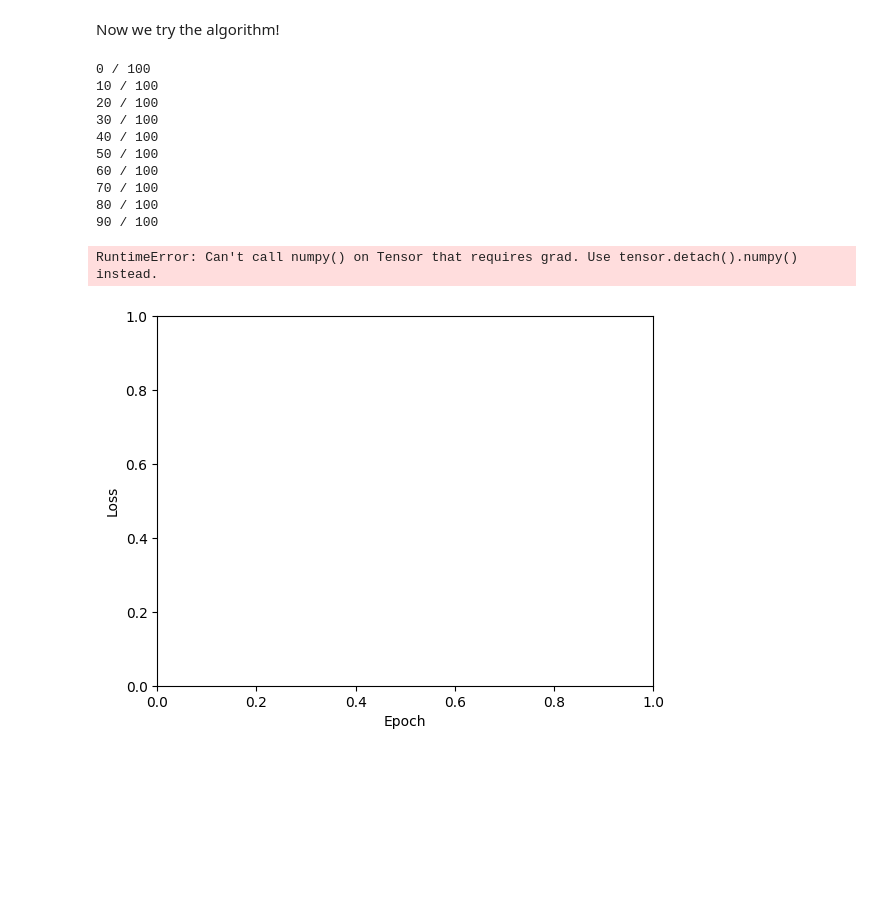
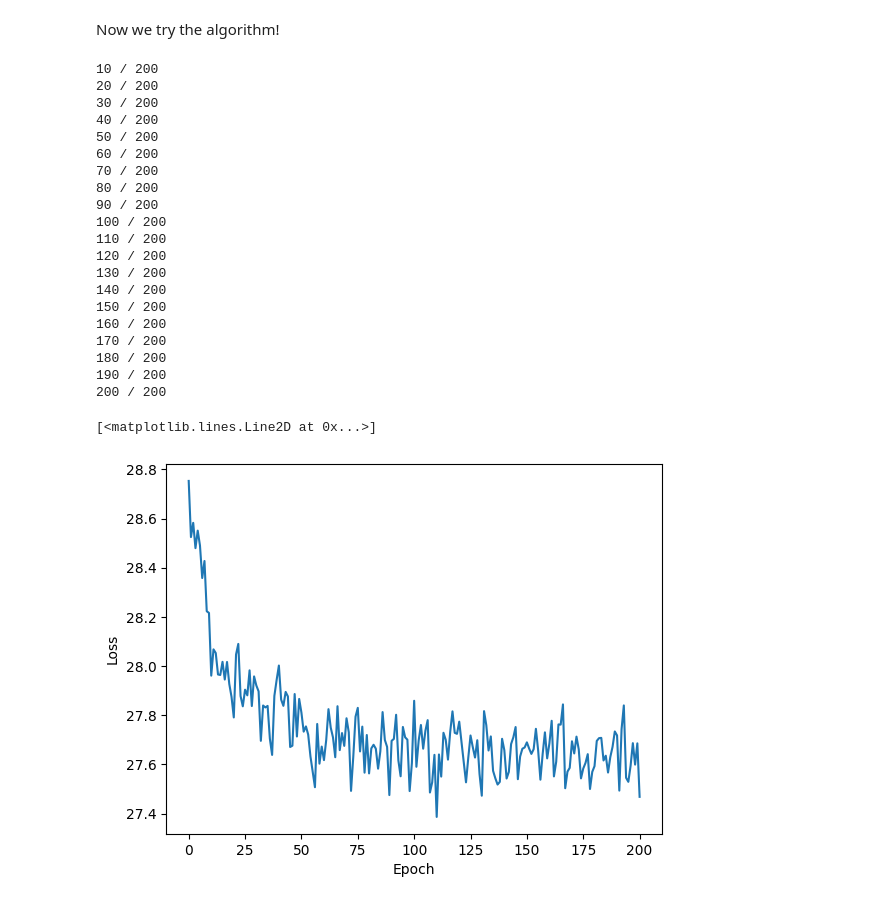
Before and after one commit to JetfiRex/Diffusion-ToyModel, a Jupyter notebook: Diffusion.ipynb, the cells around one changed output. Drawn from its saved outputs; the diff is of its cells as text; code cells hidden in the pictures; blank space fills up the shorter version.

```diff
--- a/Diffusion.ipynb
+++ b/Diffusion.ipynb
@@ -550,9 +567,9 @@ Fisrt, we intialize the schedule as uniform
 # %% [markdown]
 We now use a different dataset. This is an product measure of triangle distribution and a Gaussian.
 # %%
-N = 1000
+N = 2000
 normal = torch.randn(N)
-triangle = torch.rand(N)-torch.rand(N)
+triangle = (torch.rand(N)-torch.rand(N))/3+torch.randint(0, 2,size = (N,))-0.5
 dataset = torch.stack([normal, triangle], 1)
 plot_batch(dataset)
 # %% [output]
@@ -640,6 +657,8 @@ def gradient(model: nn.Module,
         index = torch.arange(2, n-1, 2)
     updated = log_sigma.detach().clone()
     grad = grad[index]
+    norm_grad = torch.clamp(grad.norm(dim=1, keepdim=True), min = 1)
+    grad = grad / norm_grad
     clamped_grad = torch.zeros_like(grad)
     diff_prev = log_sigma[index-1] - log_sigma[index]
     diff_next = log_sigma[index+1] - log_sigma[index]
@@ -647,8 +666,8 @@ def gradient(model: nn.Module,
     mask_pos = grad>0
     mask_neg = grad<0
 
-    clamped_grad[mask_pos] = diff_next[mask_pos] / grad[mask_pos]
-    clamped_grad[mask_neg] = diff_prev[mask_neg] / grad[mask_neg]
+    clamped_grad[mask_pos] = - diff_prev[mask_pos] / grad[mask_pos]
+    clamped_grad[mask_neg] = - diff_next[mask_neg] / grad[mask_neg]
     clamped_grad_final = clamped_grad.min(dim = 1).values
     clamped_grad_final = torch.clamp(clamped_grad_final, min=0, max=learning_rate)
 
@@ -662,35 +681,45 @@ Now we try the algorithm!
 x0 = dataset
 log_sigma_init = torch.stack([torch.log(schedule.sigmas),torch.log(schedule.sigmas)],1)
 log_sigma_init.requires_grad_(True)
-loss = [get_total_loss(model, x0, log_sigma_init)]
-epoch = 100
-learning_rate = 0.5
+loss = [get_total_loss(model, x0, log_sigma_init).item()]
+epoch = 200
+learning_rate = 0.2
 # %%
 log_sigma = log_sigma_init.detach().clone()
 log_sigma.requires_grad_(True)
-for i in range(epoch):
-    if i%10 == 0:
-        print(f"{i} / {epoch}")
-    log_sigma = gradient(model, x0, log_sigma, learning_rate, i%2)
-    loss += [get_total_loss(model, x0, log_sigma)]
+for i in range(1,epoch+1):
+  if i%10 == 0:
+    print(f"{i} / {epoch}")
+  log_sigma = gradient(model, x0, log_sigma, learning_rate, i%2)
+  loss += [get_total_loss(model, x0, log_sigma).item()]
 # %% [output]
-0 / 100
-10 / 100
-20 / 100
-30 / 100
-40 / 100
-50 / 100
-60 / 100
-70 / 100
-80 / 100
-90 / 100
+10 / 200
+20 / 200
+30 / 200
+40 / 200
+50 / 200
+60 / 200
+70 / 200
+80 / 200
+90 / 200
+100 / 200
+110 / 200
+120 / 200
+130 / 200
+140 / 200
+150 / 200
+160 / 200
+170 / 200
+180 / 200
+190 / 200
+200 / 200
 # %%
 from matplotlib import pyplot as plt
-y =
-x = list(range(100))
+y = loss
+x = list(range(epoch+1))
 plt.xlabel("Epoch")
 plt.ylabel("Loss")
 plt.plot(x,y)
 # %% [output]
-RuntimeError: Can't call numpy() on Tensor that requires grad. Use tensor.detach().numpy() instead.
+[<matplotlib.lines.Line2D at 0x...>]
-[figure, old version]
+[figure, new version]
```
Also changed, not shown: parts of 27 cells of this notebook.
